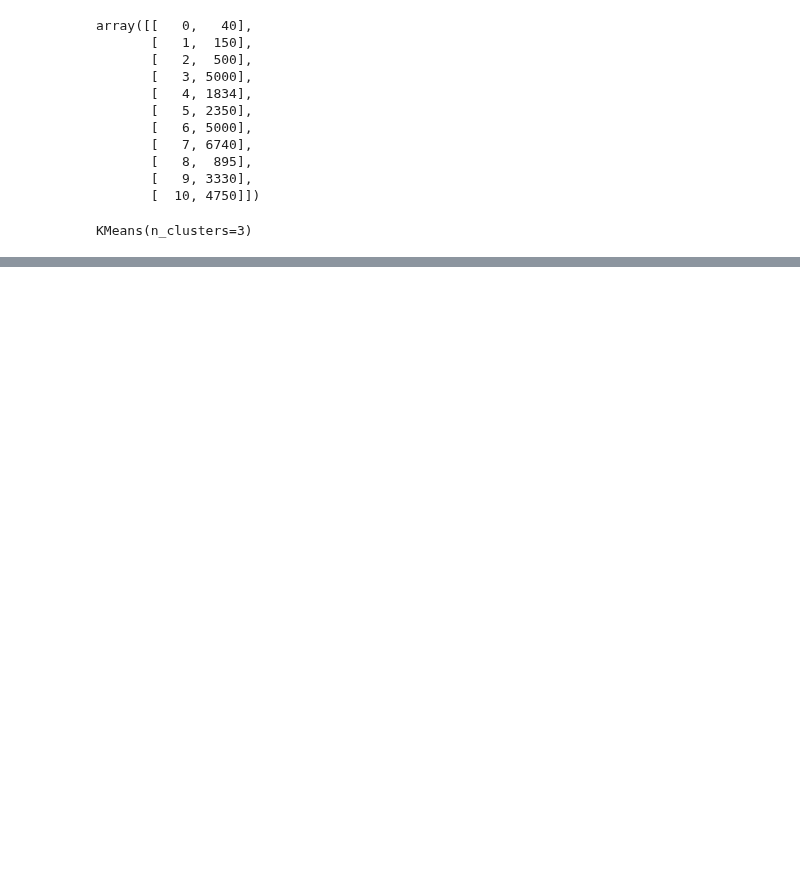
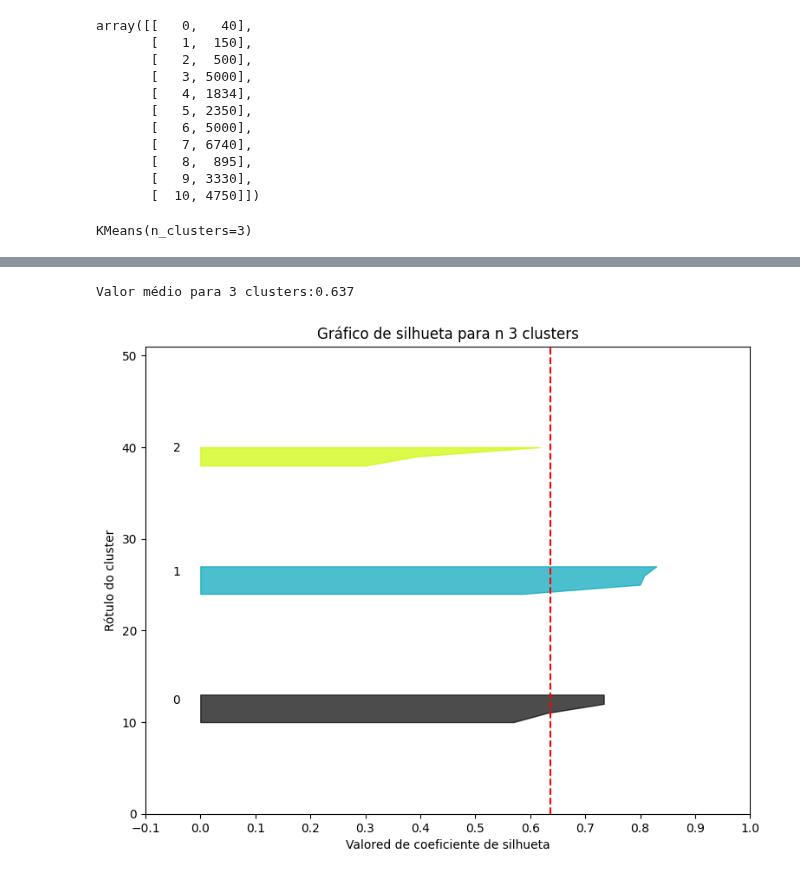
Before and after one commit to danielvieira95/Inteligencia_Artificial_2025, a Jupyter notebook: Turma-B/aula14/codigoex1.ipynb, the cells around one changed output, grey strips where cells are left out. Drawn from its saved outputs; the diff is of its cells as text; code cells hidden in the pictures; blank space fills up the shorter version.

```diff
--- a/Turma-B/aula14/codigoex1.ipynb
+++ b/Turma-B/aula14/codigoex1.ipynb
@@ -55,0 +137,5 @@ plt.show()
+# %%
+graf_silhoueta(3,dados_compra)
+# %% [output]
+Valor médio para 3 clusters:0.637
+[figure, added]
```
Also changed, not shown: parts of 9 cells of this notebook.
